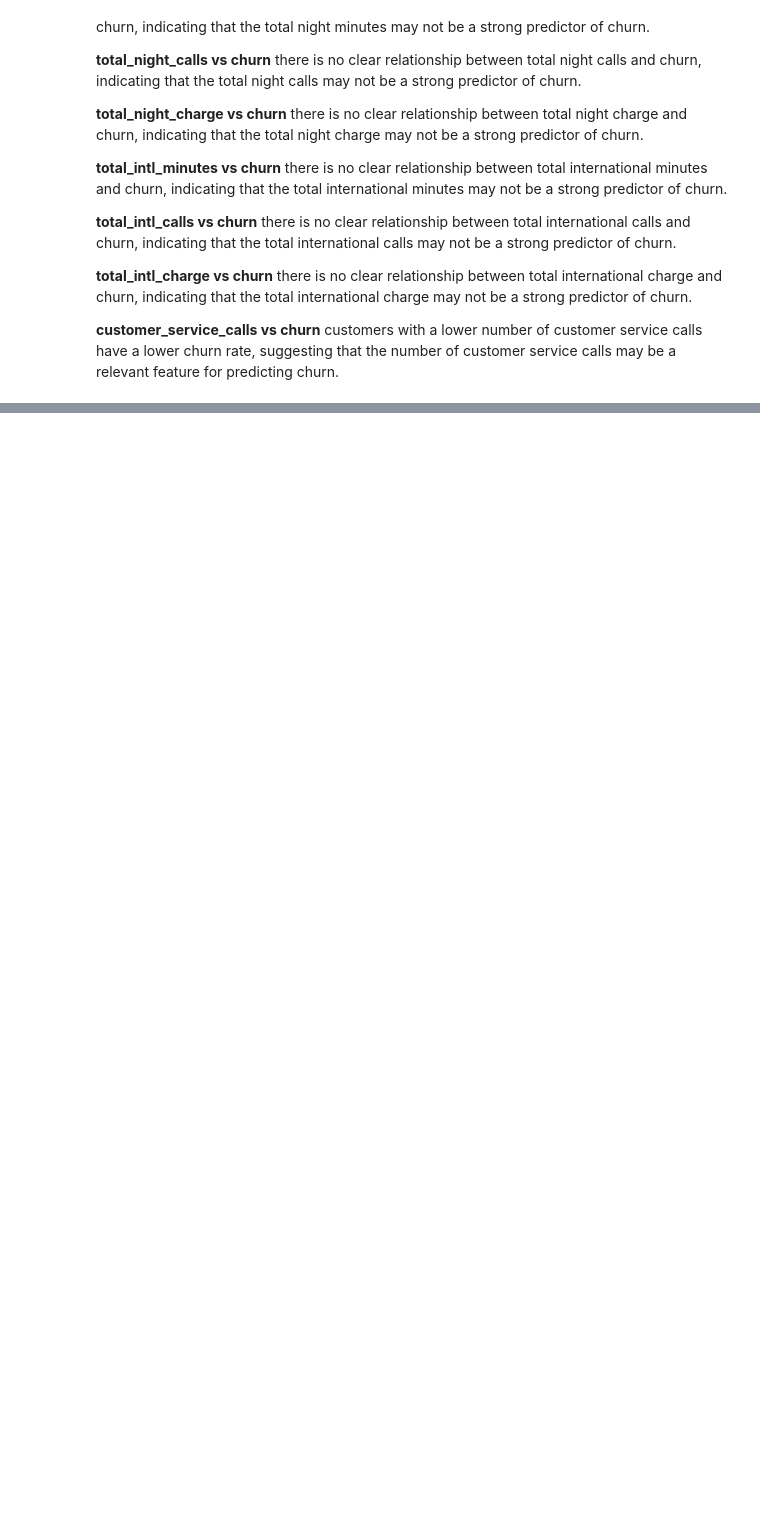
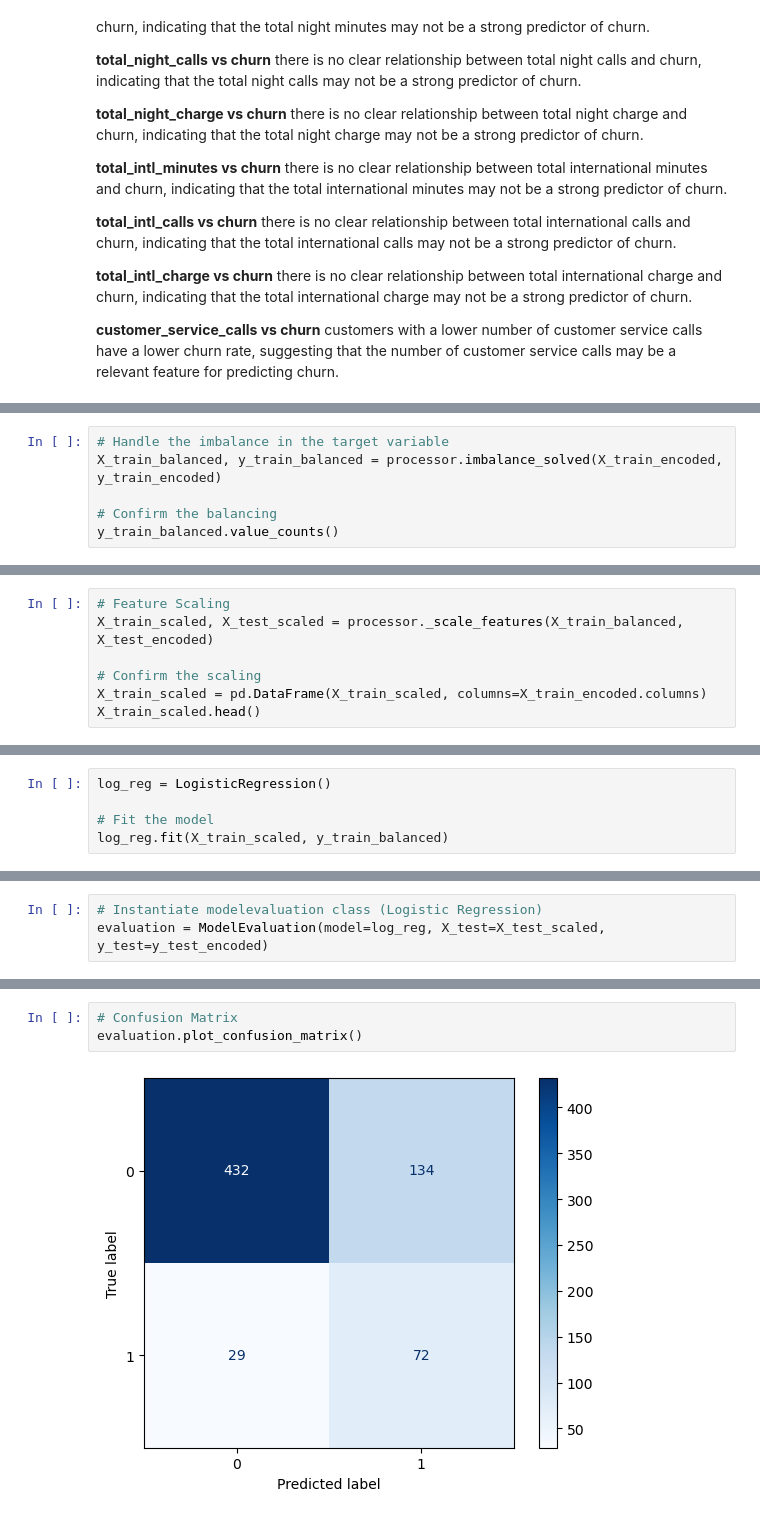
Before and after one commit to mbuvimuia/SyriaTel_Customer_Churn_Prediction, a Jupyter notebook: index.ipynb, the cells around one changed output, grey strips where cells are left out. Cells and saved outputs as stored; diff of their text form; blank space fills up the shorter version.

Commit message:
Modelling Done

```diff
--- a/index.ipynb
+++ b/index.ipynb
@@ -274,0 +371,6 @@ analysis.bivariate_analysis(target='churn')
+# %%
+# Handle the imbalance in the target variable
+X_train_balanced, y_train_balanced = processor.imbalance_solved(X_train_encoded, y_train_encoded)
+
+# Confirm the balancing
+y_train_balanced.value_counts()
@@ -274,0 +382,7 @@ analysis.bivariate_analysis(target='churn')
+# %%
+# Feature Scaling
+X_train_scaled, X_test_scaled = processor._scale_features(X_train_balanced, X_test_encoded)
+
+# Confirm the scaling
+X_train_scaled = pd.DataFrame(X_train_scaled, columns=X_train_encoded.columns)
+X_train_scaled.head()
@@ -274,0 +398,5 @@ analysis.bivariate_analysis(target='churn')
+# %%
+log_reg = LogisticRegression()
+
+# Fit the model
+log_reg.fit(X_train_scaled, y_train_balanced)
@@ -274,0 +405,3 @@ analysis.bivariate_analysis(target='churn')
+# %%
+# Instantiate modelevaluation class (Logistic Regression)
+evaluation = ModelEvaluation(model=log_reg, X_test=X_test_scaled, y_test=y_test_encoded)
@@ -274,0 +421,5 @@ analysis.bivariate_analysis(target='churn')
+# %%
+# Confusion Matrix
+evaluation.plot_confusion_matrix()
+# %% [output]
+[figure, added]
```
Also changed, not shown: parts of 46 cells of this notebook.
